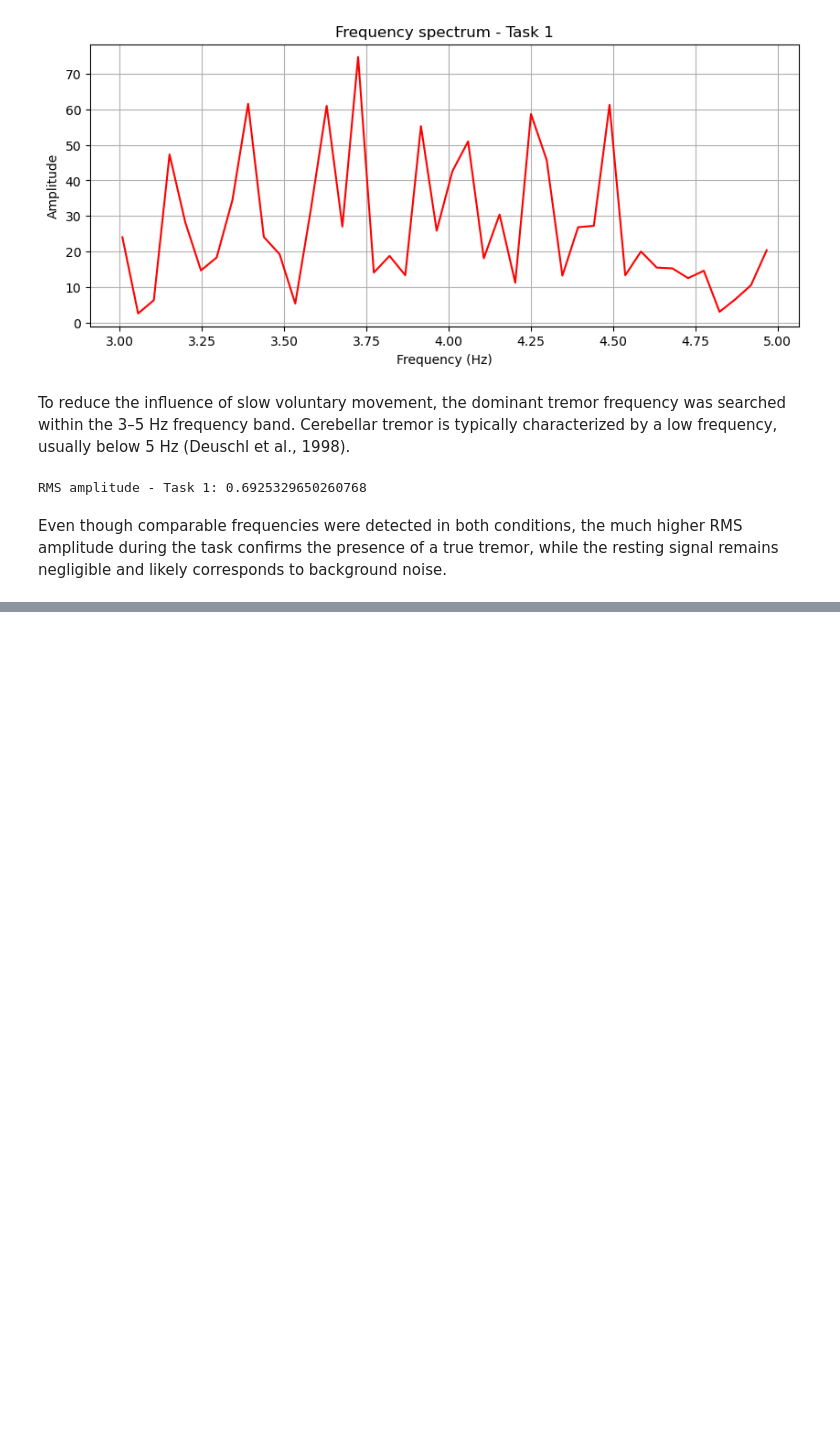
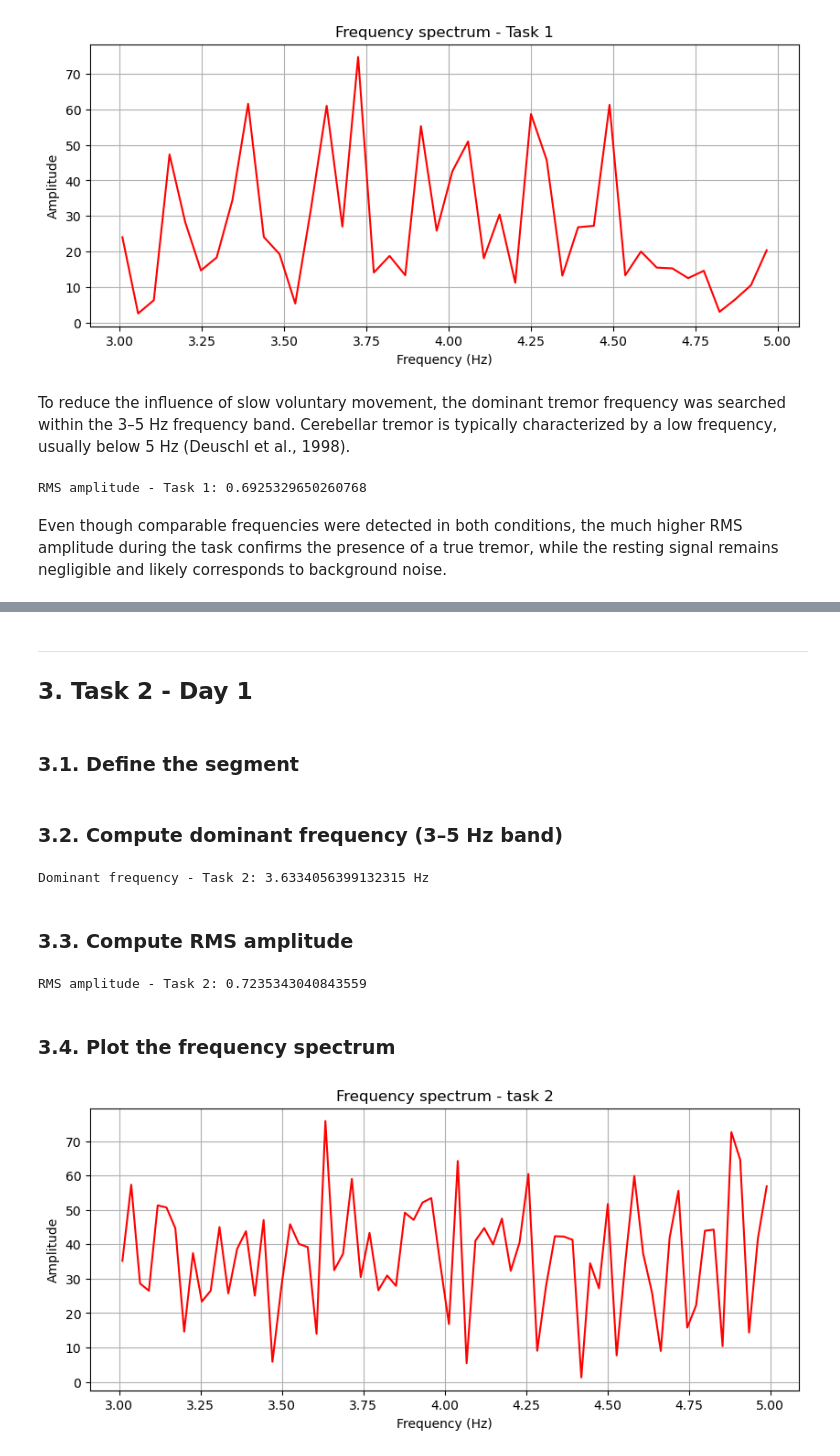
Before and after one commit to zemmahisofi-byte/Projet_R_Python, a Jupyter notebook: Projet_python/main.ipynb, the cells around one changed output, grey strips where cells are left out. Cells and saved outputs as stored; diff of their text form; code cells hidden in the pictures; blank space fills up the shorter version.

```diff
--- a/Projet_python/main.ipynb
+++ b/Projet_python/main.ipynb
@@ -325,0 +396,64 @@ Even though comparable frequencies were detected in both conditions, the much hi
+# %% [markdown]
+-----------------------------------------------------------------------------------------------------------------------------------
+
+## 3.  Task 2 - Day 1
+# %% [markdown]
+### 3.1. Define the segment
+# %%
+import numpy as np
+import matplotlib.pyplot as plt
+
+# Define Task 2
+task2 = df[(df["Time (s)"] >= 323) & (df["Time (s)"] <= 343)]
+
+# Signal
+signal_task2 = task2["magnitude"].values
+
+# Remove mean
+signal_centered_task2 = signal_task2 - np.mean(signal_task2)
+# %% [markdown]
+### 3.2. Compute dominant frequency (3–5 Hz band)
+# %%
+# Sampling frequency
+fs = 100
+
+# FFT
+fft_vals_task2 = np.abs(np.fft.fft(signal_centered_task2))
+freqs_task2 = np.fft.fftfreq(len(signal_centered_task2), d=1/fs)
+
+# Keep positive frequencies
+positive_freqs_task2 = freqs_rest2[:len(freqs_task2)//2]
+positive_fft_task2 = fft_vals_task2[:len(fft_vals_task2)//2]
+
+# Mask 3–5 Hz
+mask_task2 = (positive_freqs_task2 >= 3) & (positive_freqs_task2 <= 5)
+
+# Dominant frequency
+dominant_freq_task2 = positive_freqs_task2[mask_task2][np.argmax(positive_fft_task2[mask_task2])]
+
+print("Dominant frequency - Task 2:", dominant_freq_task2, "Hz")
+# %% [output]
+Dominant frequency - Task 2: 3.6334056399132315 Hz
+# %% [markdown]
+### 3.3. Compute RMS amplitude
+# %%
+signal_task2 = task2["magnitude"].values
+signal_centered_task2 = signal_task2 - np.mean(signal_task2)
+
+rms_task2 = np.sqrt(np.mean(signal_centered_task2**2))
+print("RMS amplitude - Task 2:", rms_task2)
+# %% [output]
+RMS amplitude - Task 2: 0.7235343040843559
+# %% [markdown]
+### 3.4. Plot the frequency spectrum
+# %%
+# Plot
+plt.figure(figsize=(10,4))
+plt.plot(positive_freqs_task2[mask_task2], positive_fft_task2[mask_task2], color="red")
+plt.xlabel("Frequency (Hz)")
+plt.ylabel("Amplitude")
+plt.title("Frequency spectrum - task 2")
+plt.grid(True)
+plt.show()
+# %% [output]
+[figure, added]
```
Also changed, not shown: parts of 17 cells of this notebook.
